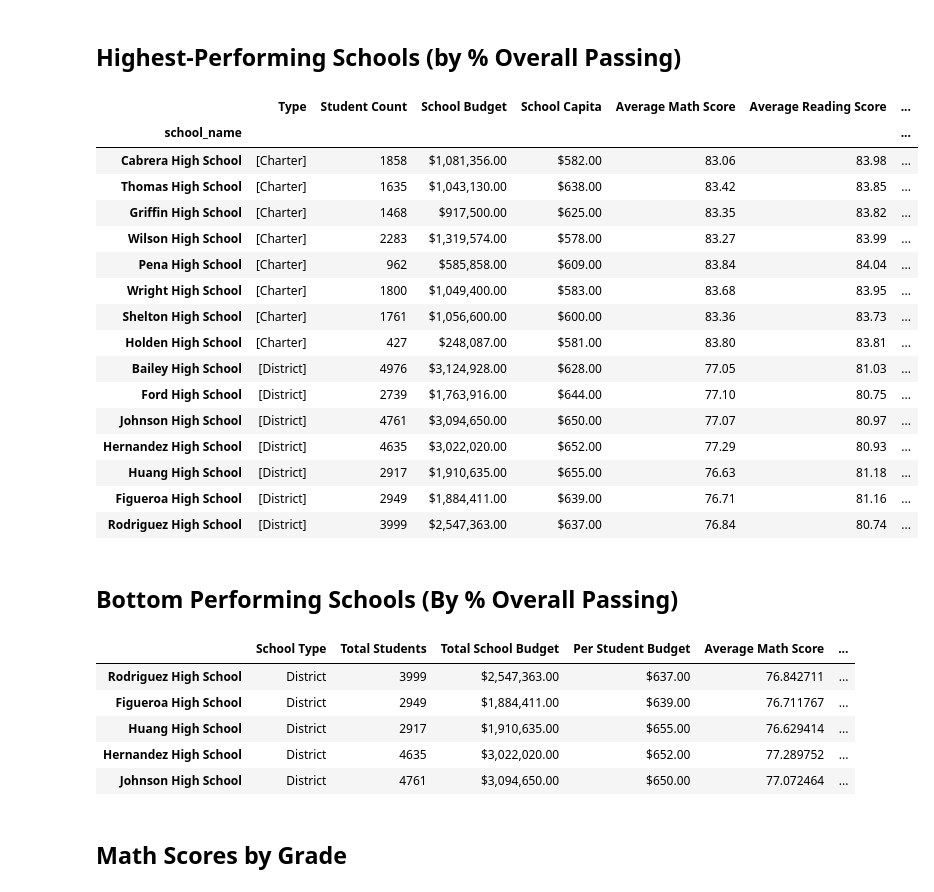
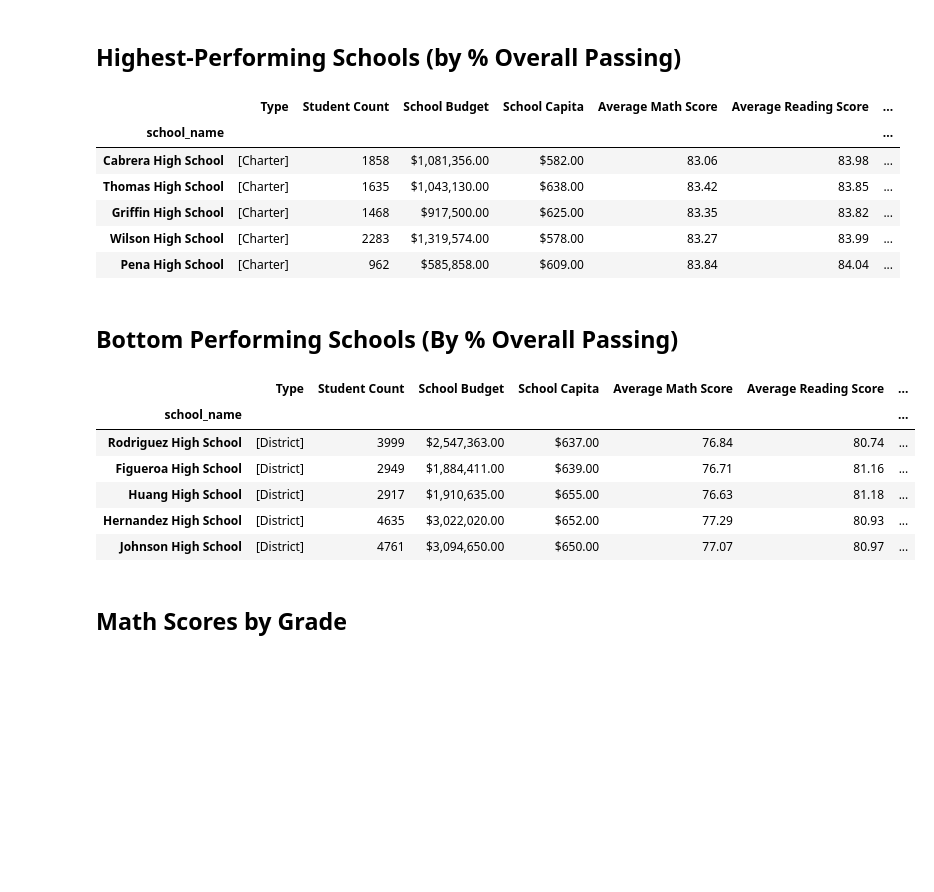
Before and after one commit to DavidsonRCan2/pandas-challenge, a Jupyter notebook: PyCitySchools/main.ipynb, the cells around one changed output. Saved outputs shown, nothing was run; the diff lists cells and outputs as text; code cells hidden in the pictures; blank space fills up the shorter version.

```diff
--- a/PyCitySchools/main.ipynb
+++ b/PyCitySchools/main.ipynb
@@ -449,36 +449,30 @@ school_summary
 ## Highest-Performing Schools (by % Overall Passing)
 # %%
 # Sort the schools by `% Overall Passing` in descending order and display the top 5 rows.
-school_summary.sort_values(by=["% Students Overall Passing"], ascending=False)
+top_5_schools = (school_summary.sort_values(by=["% Students Overall Passing"], ascending=False)).head(5)
+top_5_schools
 # %% [output]
 |  | Type | Student Count | School Budget | School Capita | Average Math Score | Average Reading Score | ... |
 | school_name |  |  |  |  |  |  | ... |
 | Cabrera High School | [Charter] | 1858 | $1,081,356.00 | $582.00 | 83.06 | 83.98 | ... |
 | Thomas High School | [Charter] | 1635 | $1,043,130.00 | $638.00 | 83.42 | 83.85 | ... |
 | Griffin High School | [Charter] | 1468 | $917,500.00 | $625.00 | 83.35 | 83.82 | ... |
 | Wilson High School | [Charter] | 2283 | $1,319,574.00 | $578.00 | 83.27 | 83.99 | ... |
 | Pena High School | [Charter] | 962 | $585,858.00 | $609.00 | 83.84 | 84.04 | ... |
-| Wright High School | [Charter] | 1800 | $1,049,400.00 | $583.00 | 83.68 | 83.95 | ... |
-| Shelton High School | [Charter] | 1761 | $1,056,600.00 | $600.00 | 83.36 | 83.73 | ... |
-| Holden High School | [Charter] | 427 | $248,087.00 | $581.00 | 83.80 | 83.81 | ... |
-| Bailey High School | [District] | 4976 | $3,124,928.00 | $628.00 | 77.05 | 81.03 | ... |
-| Ford High School | [District] | 2739 | $1,763,916.00 | $644.00 | 77.10 | 80.75 | ... |
-| Johnson High School | [District] | 4761 | $3,094,650.00 | $650.00 | 77.07 | 80.97 | ... |
-| Hernandez High School | [District] | 4635 | $3,022,020.00 | $652.00 | 77.29 | 80.93 | ... |
-| Huang High School | [District] | 2917 | $1,910,635.00 | $655.00 | 76.63 | 81.18 | ... |
-| Figueroa High School | [District] | 2949 | $1,884,411.00 | $639.00 | 76.71 | 81.16 | ... |
-| Rodriguez High School | [District] | 3999 | $2,547,363.00 | $637.00 | 76.84 | 80.74 | ... |
 # %% [markdown]
 ## Bottom Performing Schools (By % Overall Passing)
 # %%
 # Sort the schools by `% Overall Passing` in ascending order and display the top 5 rows.
+btm_5_schools = (school_summary.sort_values(by=["% Students Overall Passing"])).head(5)
+btm_5_schools
 # %% [output]
-|  | School Type | Total Students | Total School Budget | Per Student Budget | Average Math Score | ... |
-| Rodriguez High School | District | 3999 | $2,547,363.00 | $637.00 | 76.842711 | ... |
-| Figueroa High School | District | 2949 | $1,884,411.00 | $639.00 | 76.711767 | ... |
-| Huang High School | District | 2917 | $1,910,635.00 | $655.00 | 76.629414 | ... |
-| Hernandez High School | District | 4635 | $3,022,020.00 | $652.00 | 77.289752 | ... |
-| Johnson High School | District | 4761 | $3,094,650.00 | $650.00 | 77.072464 | ... |
+|  | Type | Student Count | School Budget | School Capita | Average Math Score | Average Reading Score | ... |
+| school_name |  |  |  |  |  |  | ... |
+| Rodriguez High School | [District] | 3999 | $2,547,363.00 | $637.00 | 76.84 | 80.74 | ... |
+| Figueroa High School | [District] | 2949 | $1,884,411.00 | $639.00 | 76.71 | 81.16 | ... |
+| Huang High School | [District] | 2917 | $1,910,635.00 | $655.00 | 76.63 | 81.18 | ... |
+| Hernandez High School | [District] | 4635 | $3,022,020.00 | $652.00 | 77.29 | 80.93 | ... |
+| Johnson High School | [District] | 4761 | $3,094,650.00 | $650.00 | 77.07 | 80.97 | ... |
 # %% [markdown]
 ## Math Scores by Grade
 # %%
```
Also changed, not shown: parts of 7 cells of this notebook, 1 other file.
